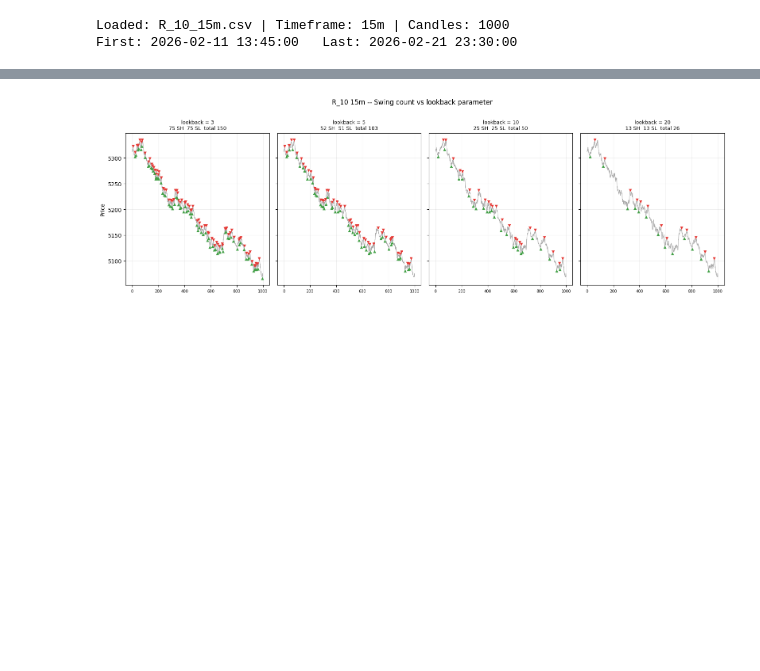
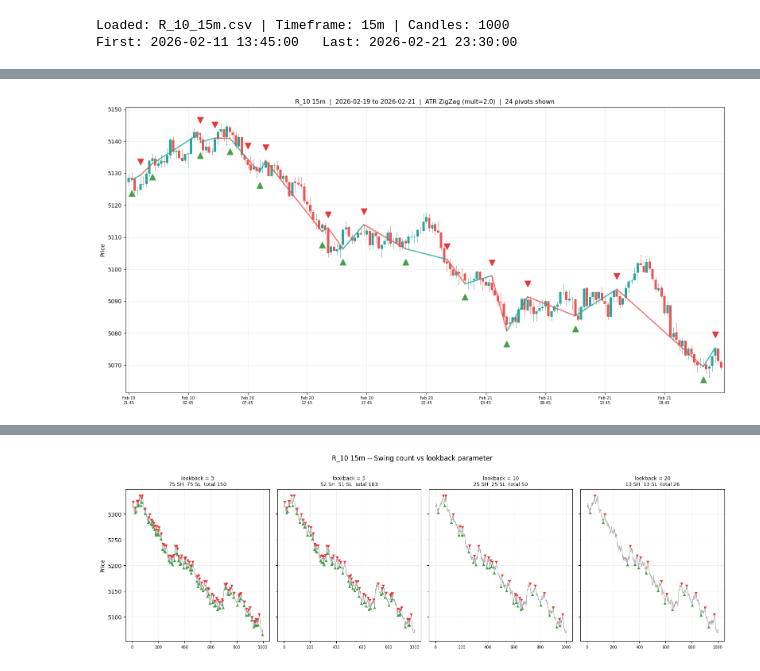
Before and after one commit to VictorChibueze-stud/chronos-ai-research, a Jupyter notebook: notebook/01_trend_id.ipynb, the cells around one changed output, grey strips where cells are left out. Cells and saved outputs as stored; diff of their text form; code cells hidden in the pictures; blank space fills up the shorter version.

```diff
--- a/notebook/01_trend_id.ipynb
+++ b/notebook/01_trend_id.ipynb
@@ -214,0 +215,82 @@ plt.show()
+# %%
+# Cell 3c — ATR ZigZag (state machine, no lookback window)
+from src.core.features import detect_swings_atr, _get_atr_mult
+
+atr_mult = _get_atr_mult(TIMEFRAME)
+pivots = detect_swings_atr(candles, atr_mult=atr_mult)
+
+print(f"ATR multiplier for {TIMEFRAME}: {atr_mult}")
+print(f"Total pivots: {len(pivots)}")
+if pivots:
+    print(f"First pivot: {pivots[0]}")
+    print(f"Last pivot:  {pivots[-1]}")
+
+# --- Chart ---
+n_feat = features["meta"]["num_candles"]
+feat_offset = len(candles) - n_feat
+WINDOW = min(200, n_feat)
+disp_offset = n_feat - WINDOW
+display_candles = candles[feat_offset:][-WINDOW:]
+
+display_pivots = [
+    {**p, "di": p["index"] - disp_offset}
+    for p in pivots
+    if 0 <= p["index"] - disp_offset < WINDOW
+]
+
+fig, ax = plt.subplots(figsize=(16, 8))
+UP_COLOR   = "#26a69a"
+DOWN_COLOR = "#ef5350"
+
+for i, c in enumerate(display_candles):
+    color   = UP_COLOR if c.close >= c.open else DOWN_COLOR
+    body_lo = min(c.open, c.close)
+    body_hi = max(c.open, c.close)
+    body_h  = max(body_hi - body_lo, (c.high - c.low) * 0.01)
+    ax.plot([i, i], [c.low, c.high], color=color, linewidth=0.7, zorder=1)
+    ax.add_patch(plt.Rectangle(
+        (i - 0.4, body_lo), 0.8, body_h,
+        facecolor=color, edgecolor=color, linewidth=0, zorder=2))
+
+# Draw zigzag lines connecting consecutive pivots
+for j in range(1, len(display_pivots)):
+    prev = display_pivots[j-1]
+    curr = display_pivots[j]
+    prev_price = display_candles[prev["di"]].high if prev["type"] == "SH" \
+                 else display_candles[prev["di"]].low
+    curr_price = display_candles[curr["di"]].high if curr["type"] == "SH" \
+                 else display_candles[curr["di"]].low
+    color = "#ef5350" if curr["type"] == "SL" else "#26a69a"
+    ax.plot([prev["di"], curr["di"]], [prev_price, curr_price],
+            color=color, linewidth=2, zorder=4, alpha=0.85)
+
+# Overlay pivot markers
+for p in display_pivots:
+    c = display_candles[p["di"]]
+    if p["type"] == "SH":
+        ax.scatter(p["di"], c.high * 1.0008, marker="v",
+                   color="#e53935", s=120, zorder=5)
+    else:
+        ax.scatter(p["di"], c.low * 0.9992, marker="^",
+                   color="#43a047", s=120, zorder=5)
+
+tick_step = max(1, WINDOW // 10)
+tick_pos  = list(range(0, len(display_candles), tick_step))
+tick_lbl  = [display_candles[i].timestamp.strftime("%b %d\n%H:%M")
+             for i in tick_pos]
+ax.set_xticks(tick_pos)
+ax.set_xticklabels(tick_lbl, fontsize=7)
+ax.set_xlim(-1, WINDOW)
+ax.set_ylabel("Price")
+ax.grid(True, alpha=0.25)
+
+d_start = display_candles[0].timestamp.strftime("%Y-%m-%d")
+d_end   = display_candles[-1].timestamp.strftime("%Y-%m-%d")
+ax.set_title(
+    f"{SYMBOL} {TIMEFRAME}  |  {d_start} to {d_end}  |  "
+    f"ATR ZigZag (mult={atr_mult})  |  {len(display_pivots)} pivots shown",
+    fontsize=11)
+
+plt.tight_layout()
+plt.show()
+# %% [output]
@@ -215,3 +301,4 @@ plt.show()
+[figure, added]
 # %%
 # Cell 3b - Candlestick chart with zigzag and BOS/CHOCH overlay
 
```
Also changed, not shown: parts of 8 cells of this notebook, 10 other files.
